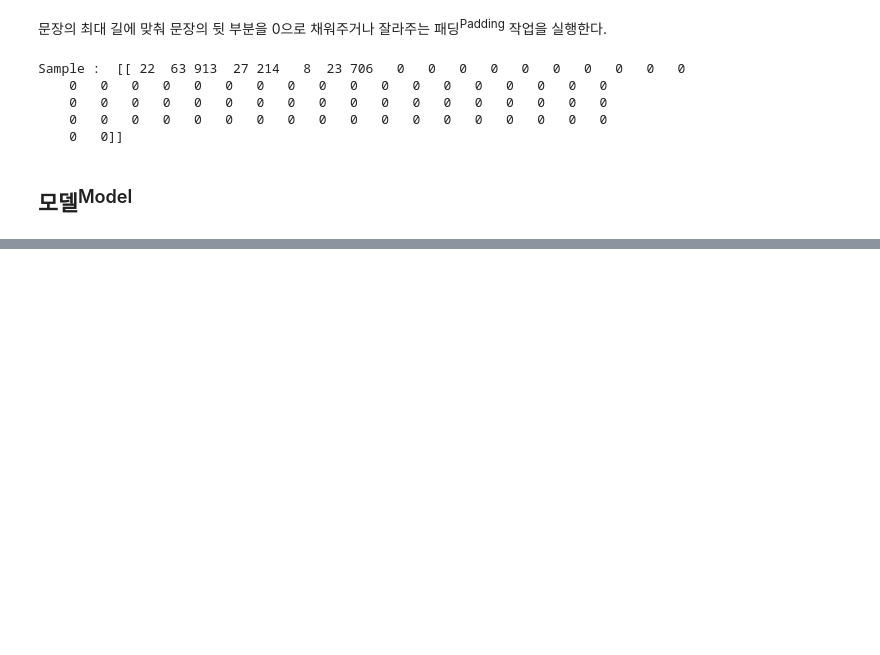
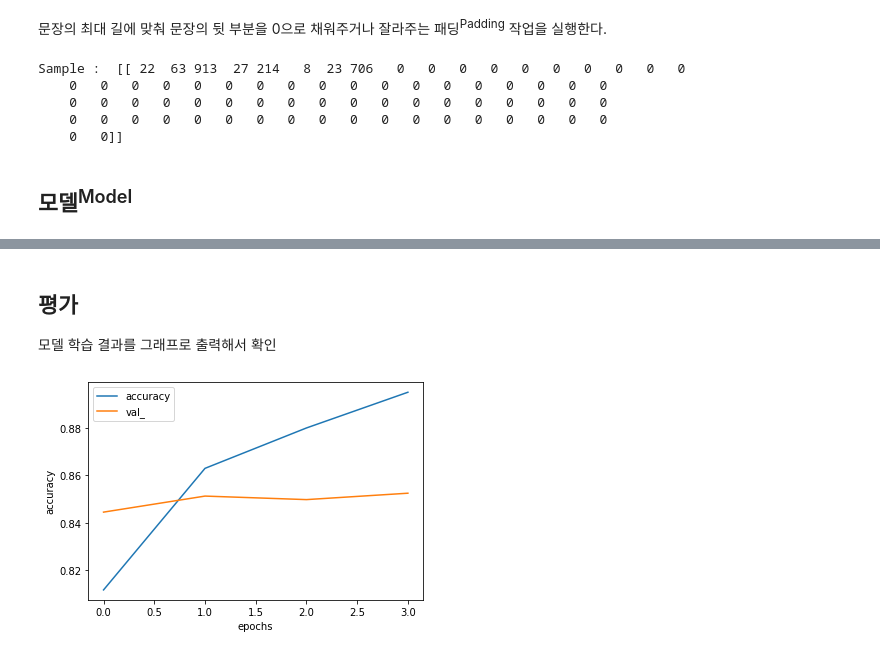
Before and after one commit to jaesseong/Dev_note, a Jupyter notebook: Machine_Learning/RNN/NLP.ipynb, the cells around one changed output, grey strips where cells are left out. Saved outputs shown, nothing was run; the diff lists cells and outputs as text; code cells hidden in the pictures; blank space fills up the shorter version.

```diff
--- a/Machine_Learning/RNN/NLP.ipynb
+++ b/Machine_Learning/RNN/NLP.ipynb
@@ -473,0 +475,8 @@ _________________________________________________________________
+# %%
+# 가장 좋은 loss의 가중치 저장
+checkpoint_path = 'best_performed_model.ckpt'
+checkpoint = tf.keras.callbacks.ModelCheckpoint(checkpoint_path,
+                                                save_weights_only=True,
+                                                save_best_only=True,
+                                                monitor='val_loss',
+                                                vervbose=1)
@@ -473,0 +485,6 @@ _________________________________________________________________
+# %%
+# 학습 조기 종료
+early_stop = tf.keras.callbacks.EarlyStopping(monitor='val_loss', patience=2)
+
+# 학습
+history = model.fit(data_padded, data_labels, callbacks=[early_stop, checkpoint], batch_size=64, epochs=10, verbose=2, validation_split=0.2)
@@ -473,0 +500,14 @@ _________________________________________________________________
+# %% [markdown]
+## 평가
+모델 학습 결과를 그래프로 출력해서 확인
+# %%
+def plot_graphs(history, metric):
+  plt.plot(history.history[metric])
+  plt.plot(history.history['val_'+metric], '')
+  plt.xlabel('epochs')
+  plt.ylabel(metric)
+  plt.legend([metric, 'val_',metric])
+  plt.show()
+plot_graphs(history, 'accuracy')
+# %% [output]
+[figure, added]
```
Also changed, not shown: parts of 33 cells of this notebook, 1 other file.
